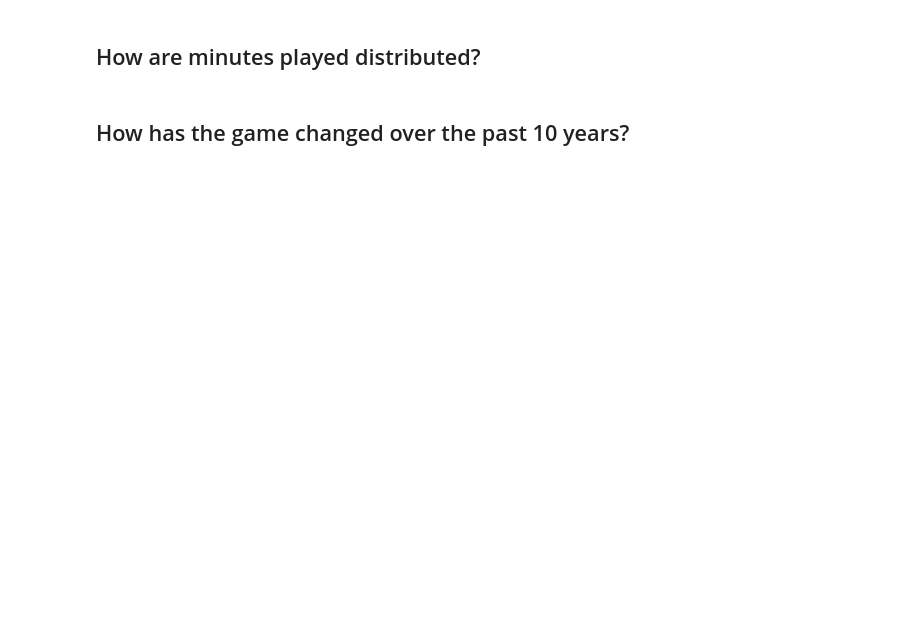
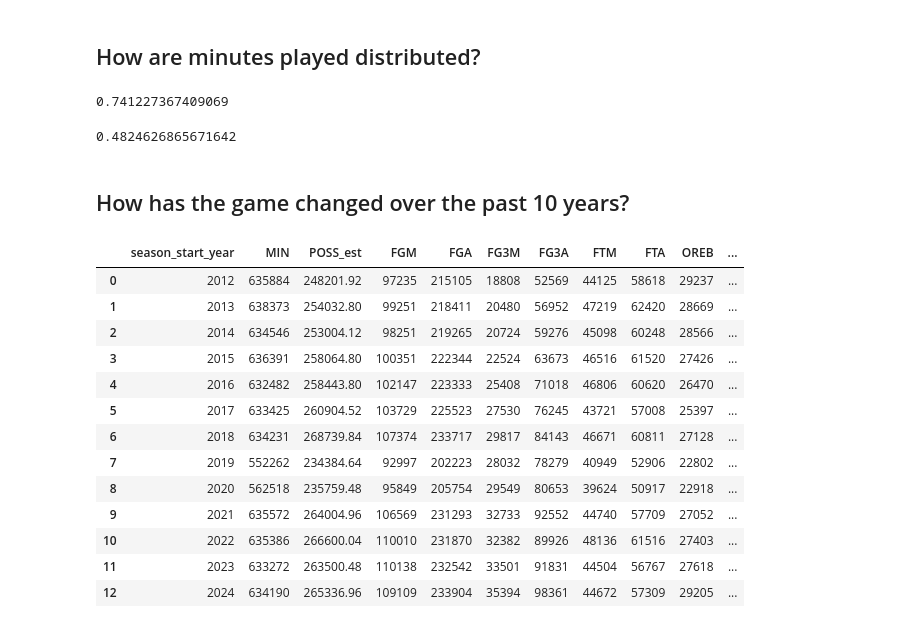
Before and after one commit to listeven06/nba_analytics, a Jupyter notebook: analysis.ipynb, the cells around one changed output. Saved outputs shown, nothing was run; the diff lists cells and outputs as text; code cells hidden in the pictures; blank space fills up the shorter version.

```diff
--- a/analysis.ipynb
+++ b/analysis.ipynb
@@ -45,7 +45,7 @@ Index(['Year', 'Season_type', 'PLAYER_ID', 'PLAYER', 'TEAM_ID', 'TEAM', 'GP',
        'PTS', 'AST_TOV', 'STL_TOV', 'season_start_year'],
       dtype='object')
 # %%
-total_cols = ['MIN', 'FGM', 'FGA', 'FG3M', 'FG3A', 'FTM', 'FTA', 'OREB', 'DREB', 'AST', 'STL', 'BLK', 'TOV', 'PF', 'PTS']
+total_cols = ['MIN', 'FGM', 'FGA', 'FG3M', 'FG3A', 'FTM', 'FTA', 'OREB', 'DREB', 'REB', 'AST', 'STL', 'BLK', 'TOV', 'PF', 'PTS']
 # %% [markdown]
 ## Which player stats are correlated with each other?
 # %%
@@ -77,2 +96,43 @@ fig.show()
+# %%
+((hist_data(rs_df, 50, 5) >= 12) & (hist_data(rs_df, 50, 5) <= 34)).mean()
+# %% [output]
+0.741227367409069
+# %%
+((hist_data(playoffs_df, 5, 1) >= 12) & (hist_data(playoffs_df, 5, 1) <= 34)).mean()
+# %% [output]
+0.4824626865671642
 # %% [markdown]
 ## How has the game changed over the past 10 years?
+# %%
+change_df = data.groupby('season_start_year')[total_cols].sum().reset_index()
+change_df['POSS_est'] = change_df['FGA'] - change_df['OREB'] + change_df['TOV'] + 0.44 * change_df['FTA']
+change_df = change_df[list(change_df.columns[0:2])+['POSS_est'] + list(change_df.columns[2:-1])]
+
+
+change_df['FG%'] = change_df['FGM']/change_df['FGA']
+change_df['3PT%'] = change_df['FG3M']/change_df['FG3A']
+change_df['FT%'] = change_df['FTM']/change_df['FTA']
+change_df['AST%'] = change_df['AST']/change_df['FGM']
+change_df['FG3A%'] = change_df['FG3A']/change_df['FGA']
+change_df['PTS/FGA'] = change_df['PTS']/change_df['FGA']
+change_df['FG3M/FGM'] = change_df['FG3M']/change_df['FGM']
+change_df['FTA/FGA'] = change_df['FTA']/change_df['FGA']
+change_df['TRU%'] = 0.5 * change_df['PTS']/(change_df['FGA'] + 0.475 * change_df['FTA'])
+change_df['AST_TOV'] = change_df['AST']/change_df['TOV']
+
+change_df
+# %% [output]
+|  | season_start_year | MIN | POSS_est | FGM | FGA | FG3M | FG3A | FTM | FTA | OREB | ... |
+| 0 | 2012 | 635884 | 248201.92 | 97235 | 215105 | 18808 | 52569 | 44125 | 58618 | 29237 | ... |
+| 1 | 2013 | 638373 | 254032.80 | 99251 | 218411 | 20480 | 56952 | 47219 | 62420 | 28669 | ... |
+| 2 | 2014 | 634546 | 253004.12 | 98251 | 219265 | 20724 | 59276 | 45098 | 60248 | 28566 | ... |
+| 3 | 2015 | 636391 | 258064.80 | 100351 | 222344 | 22524 | 63673 | 46516 | 61520 | 27426 | ... |
+| 4 | 2016 | 632482 | 258443.80 | 102147 | 223333 | 25408 | 71018 | 46806 | 60620 | 26470 | ... |
+| 5 | 2017 | 633425 | 260904.52 | 103729 | 225523 | 27530 | 76245 | 43721 | 57008 | 25397 | ... |
+| 6 | 2018 | 634231 | 268739.84 | 107374 | 233717 | 29817 | 84143 | 46671 | 60811 | 27128 | ... |
+| 7 | 2019 | 552262 | 234384.64 | 92997 | 202223 | 28032 | 78279 | 40949 | 52906 | 22802 | ... |
+| 8 | 2020 | 562518 | 235759.48 | 95849 | 205754 | 29549 | 80653 | 39624 | 50917 | 22918 | ... |
+| 9 | 2021 | 635572 | 264004.96 | 106569 | 231293 | 32733 | 92552 | 44740 | 57709 | 27052 | ... |
+| 10 | 2022 | 635386 | 266600.04 | 110010 | 231870 | 32382 | 89926 | 48136 | 61516 | 27403 | ... |
+| 11 | 2023 | 633272 | 263500.48 | 110138 | 232542 | 33501 | 91831 | 44504 | 56767 | 27618 | ... |
+| 12 | 2024 | 634190 | 265336.96 | 109109 | 233904 | 35394 | 98361 | 44672 | 57309 | 29205 | ... |
```
Also changed, not shown: parts of 11 cells of this notebook.
